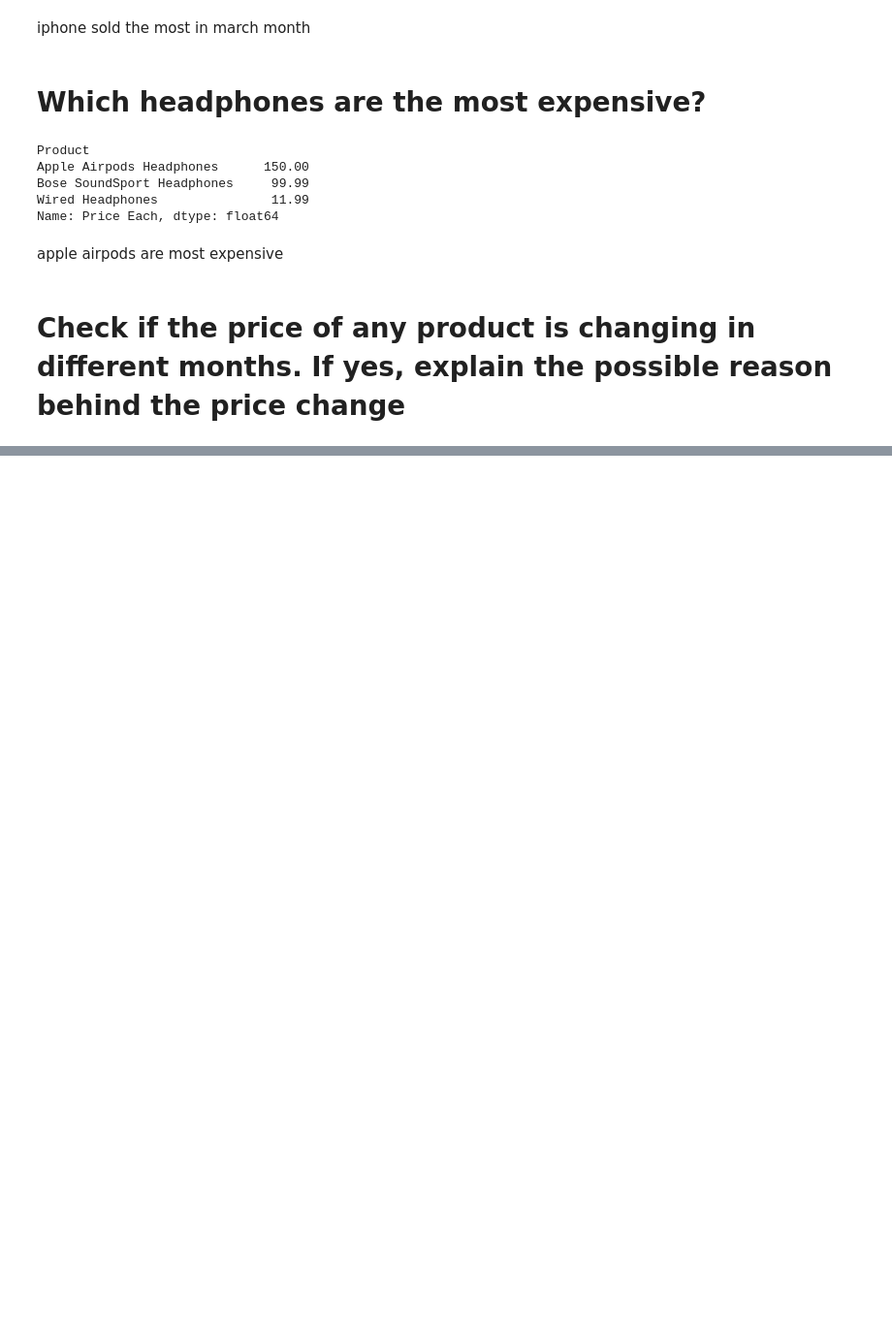
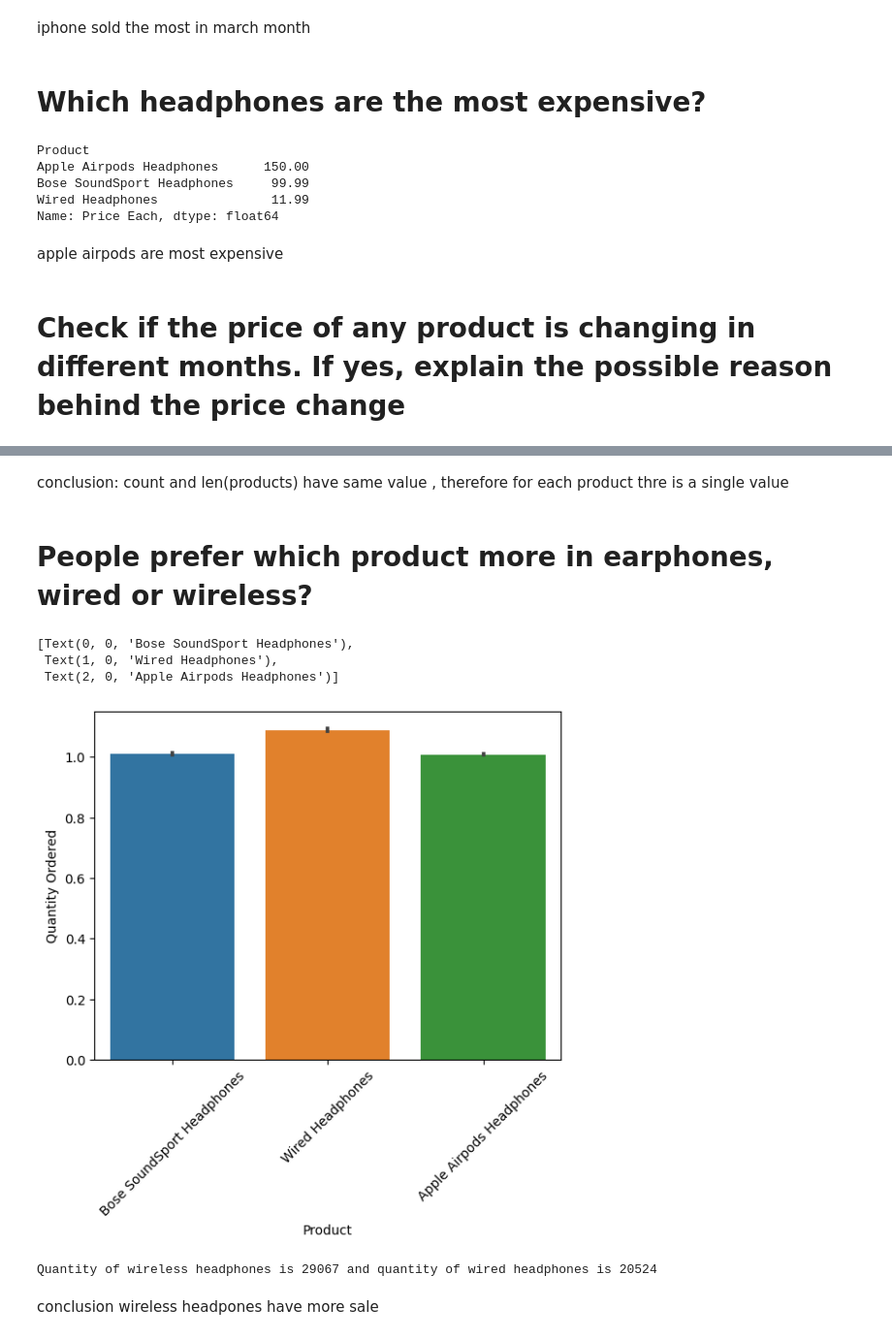
Before and after one commit to parn-jain/Data_Analytsis_Projects, a Jupyter notebook: Pandas/Sales EDA/Sales EDA.ipynb, the cells around one changed output, grey strips where cells are left out. Shown: that part at 97% size. Drawn from its saved outputs; the diff is of its cells as text; code cells hidden in the pictures; blank space fills up the shorter version.

Commit message:
Sales EDA updated

```diff
--- a/Pandas/Sales EDA/Sales EDA.ipynb
+++ b/Pandas/Sales EDA/Sales EDA.ipynb
@@ -556,0 +606,30 @@ array(['20in Monitor', '27in 4K Gaming Monitor', '27in FHD Monitor',
+# %% [markdown]
+conclusion: count and len(products) have same value , therefore for each product thre is a single value
+# %% [markdown]
+# People prefer which product more in earphones, wired or wireless?
+# %%
+headphones = data[data['Product'].str.contains('Headphones')]
+headphones.groupby('Product').sum('Quantity Ordered').reset_index()
+
+
+chart = sns.barplot(x = headphones['Product'], y = headphones['Quantity Ordered'], data = data)
+chart.set_xticklabels(chart.get_xticklabels(),rotation = 45)
+# %% [output]
+[Text(0, 0, 'Bose SoundSport Headphones'),
+ Text(1, 0, 'Wired Headphones'),
+ Text(2, 0, 'Apple Airpods Headphones')]
+[figure, added]
+# %%
+wireless_headphones =  headphones[~headphones['Product'].str.contains('Wired Headphones')]
+wired_headphones = headphones[headphones['Product'].str.contains('Wired Headphones')]
+Nheadphones['Quantity Ordered'].sum()
+headphones['Product'].value_counts()
+# print(f'Quantity of wireless headphone is {Nheadphones['Quantity Ordered'].sum()} and quantity of wires deadphones is {wired_headphones['Qiantity Ordered'].sum()}')
+print(f"Quantity of wireless headphones is {Nheadphones['Quantity Ordered'].sum()} and quantity of wired headphones is {wired_headphones['Quantity Ordered'].sum()}")
+
+# f = headphones['Product'].value_counts()
+# f
+# %% [output]
+Quantity of wireless headphones is 29067 and quantity of wired headphones is 20524
+# %% [markdown]
+conclusion wireless headpones have more sale
```
Also changed, not shown: parts of 4 cells of this notebook.
